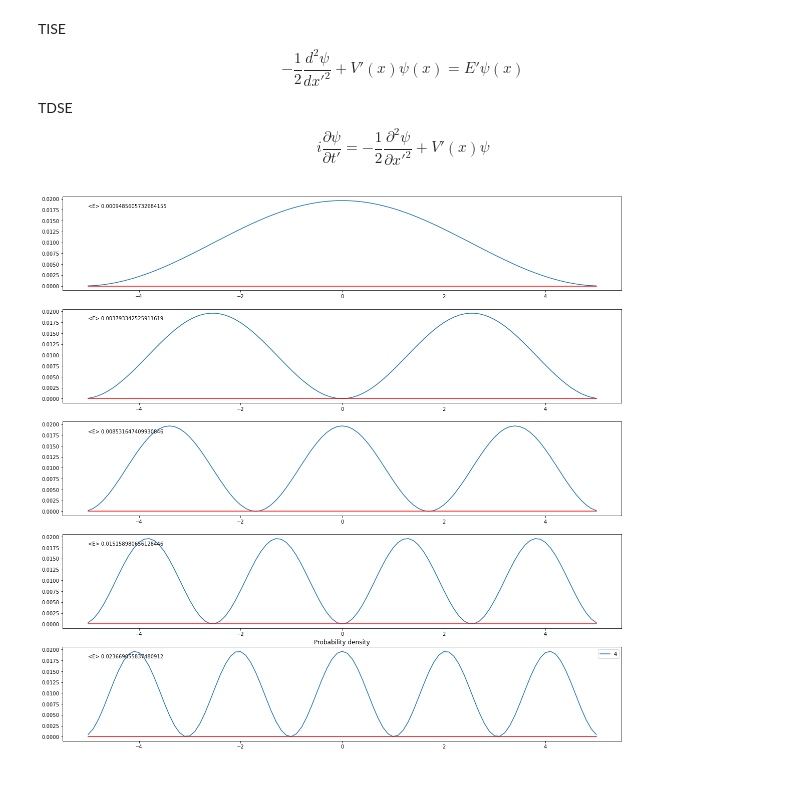
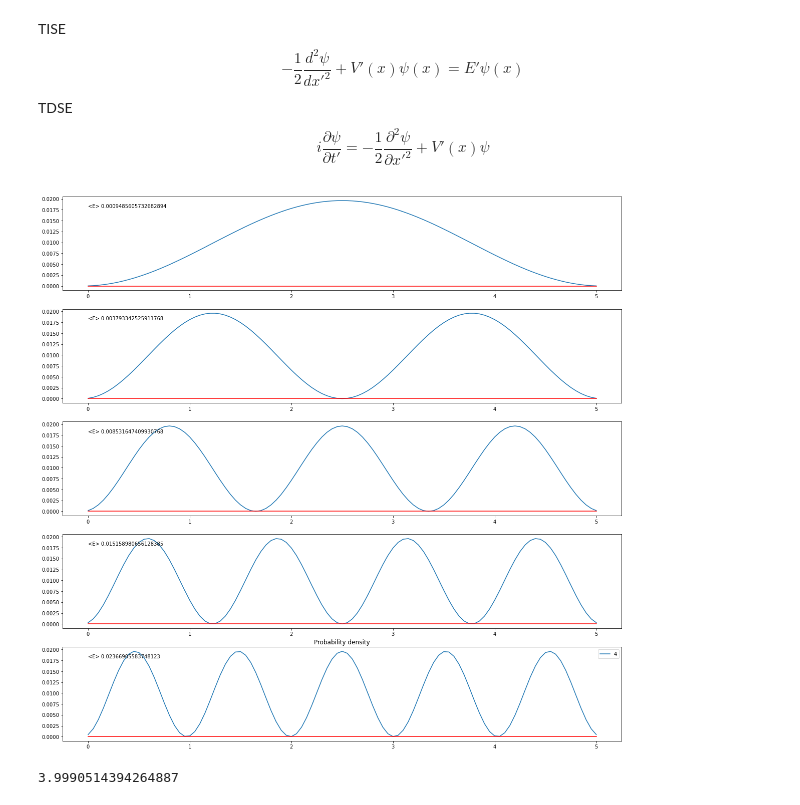
Before and after one commit to sushiTonpai/schrodinger, a Jupyter notebook: Time-independent schrodinger in 1D.ipynb, the cells around one changed output. Drawn from its saved outputs; the diff is of its cells as text; code cells hidden in the pictures.

```diff
--- a/Time-independent schrodinger in 1D.ipynb
+++ b/Time-independent schrodinger in 1D.ipynb
@@ -63,7 +63,7 @@ N = 101
 # positive length
 L = 5
 # grid
-x,dx = np.linspace(-L,L, N , retstep= True)
+x,dx = np.linspace(0,L, N , retstep= True)
 # time parameters
 T = 0.0001
 Nt = 10000
@@ -140,13 +140,17 @@ e_values , e_vectors = eigsh(M, which = 'SA', k = 5)
 # %%
 # plot
 fig, ax = plt.subplots(5,figsize = (20,20))
 for n in range(5):
     ax[n].plot(x,e_vectors.T[n]**2,label = n)
     ax[n].plot(x,V0 ,color = 'r')
-    ax[n].text(-5.0 , 0.018, f'<E> {e_values[n]}')
+    ax[n].text(0 , 0.018, f'<E> {e_values[n]}')
     # plt.plot(x,e_vectors.T[n]**2, label = n)
 plt.title(label = "Probability density")
 plt.legend()
 plt.show()
 # %% [output]
-[figure, old version]
+[figure, new version]
+# %%
+e_values[1] / e_values[0]
+# %% [output]
+3.9990514394264887
```
Also changed, not shown: 9 other files.
